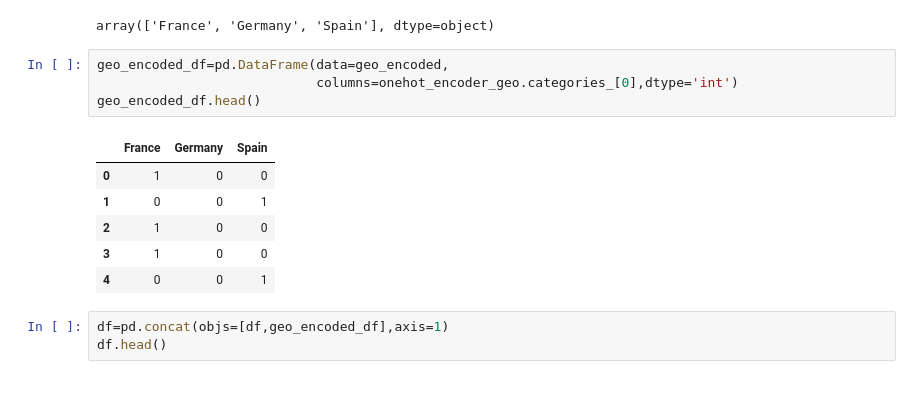
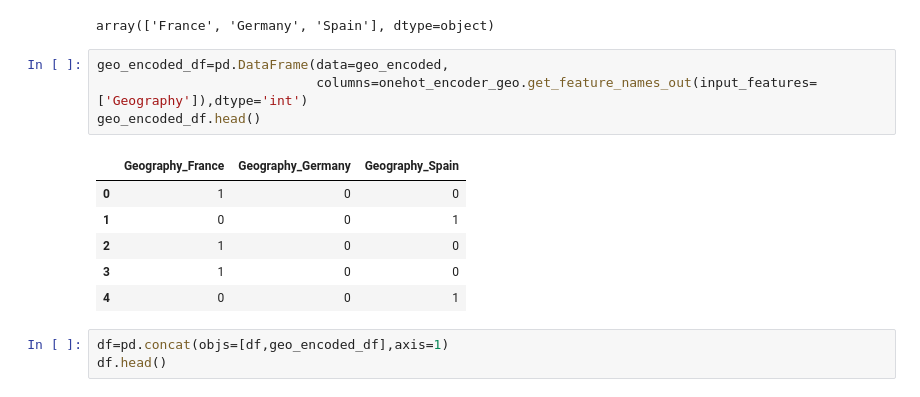
Before and after one commit to ETAMILSELVAN47/ANN_CustomerChurn_Prediction, a Jupyter notebook: classification_notebooks/train.ipynb, the cells around one changed output. Saved outputs shown, nothing was run; the diff lists cells and outputs as text.

```diff
--- a/classification_notebooks/train.ipynb
+++ b/classification_notebooks/train.ipynb
@@ -88,10 +88,10 @@ onehot_encoder_geo.categories_[0]
 array(['France', 'Germany', 'Spain'], dtype=object)
 # %%
 geo_encoded_df=pd.DataFrame(data=geo_encoded,
-                            columns=onehot_encoder_geo.categories_[0],dtype='int')
+                            columns=onehot_encoder_geo.get_feature_names_out(input_features=['Geography']),dtype='int')
 geo_encoded_df.head()
 # %% [output]
-|  | France | Germany | Spain |
+|  | Geography_France | Geography_Germany | Geography_Spain |
 | 0 | 1 | 0 | 0 |
 | 1 | 0 | 0 | 1 |
 | 2 | 1 | 0 | 0 |
```
Also changed, not shown: parts of 3 cells of this notebook, 10 other files.
